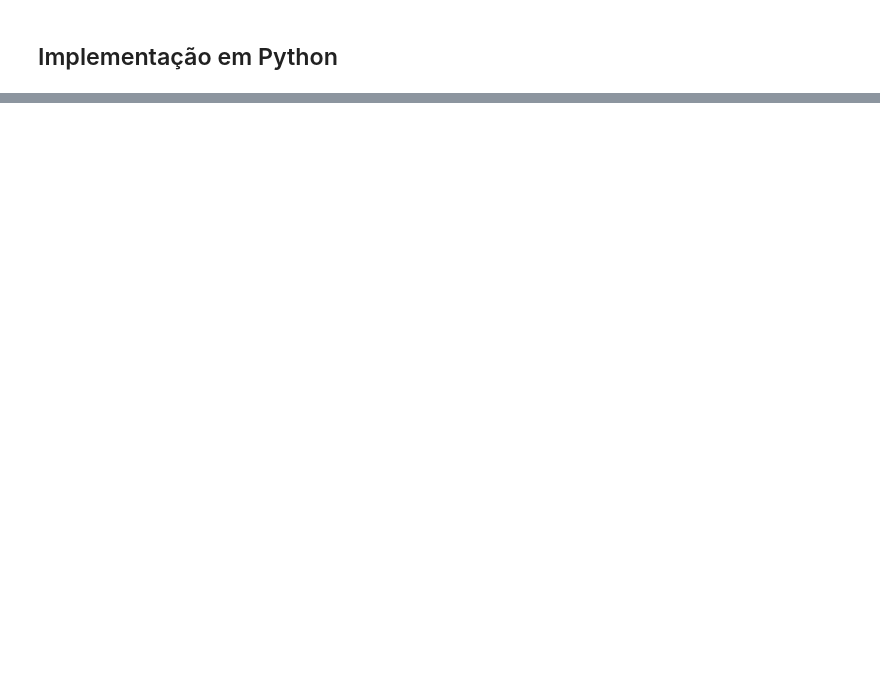
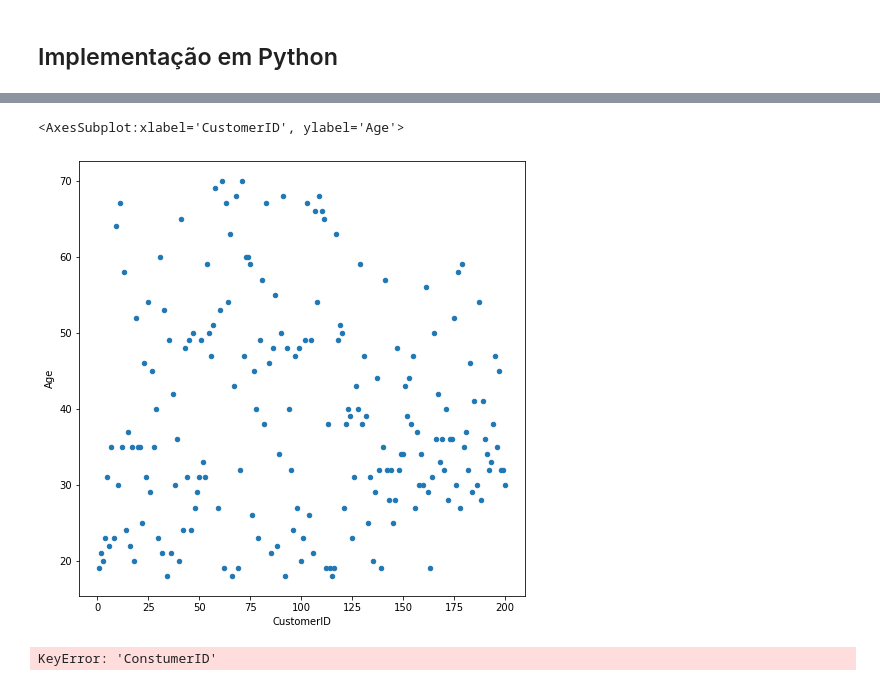
Before and after one commit to beatrizfrocha/clusters-tutorial, a Jupyter notebook: Clusters Tutorial.ipynb, the cells around one changed output, grey strips where cells are left out. Drawn from its saved outputs; the diff is of its cells as text; code cells hidden in the pictures; blank space fills up the shorter version.

```diff
--- a/Clusters Tutorial.ipynb
+++ b/Clusters Tutorial.ipynb
@@ -206,0 +314,2 @@ show_clusters(X, clusters)
+# %%
+df = pd.read_csv("Mall_Customers.csv")
@@ -206,0 +333,10 @@ show_clusters(X, clusters)
+# %%
+fig, ax = plt.subplots(figsize=(8,8))
+df.plot(ax = ax, kind = "scatter", x = "CustomerID", y = "Age")
+# %% [output]
+<AxesSubplot:xlabel='CustomerID', ylabel='Age'>
+[figure, added]
+# %%
+df["ConstumerID"]
+# %% [output]
+KeyError: 'ConstumerID'
```
Also changed, not shown: parts of 17 cells of this notebook, 1 other file.
